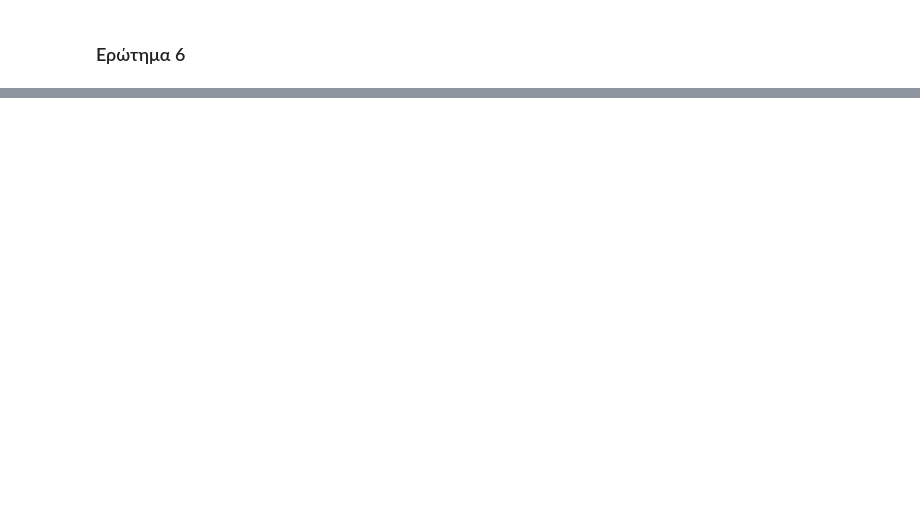
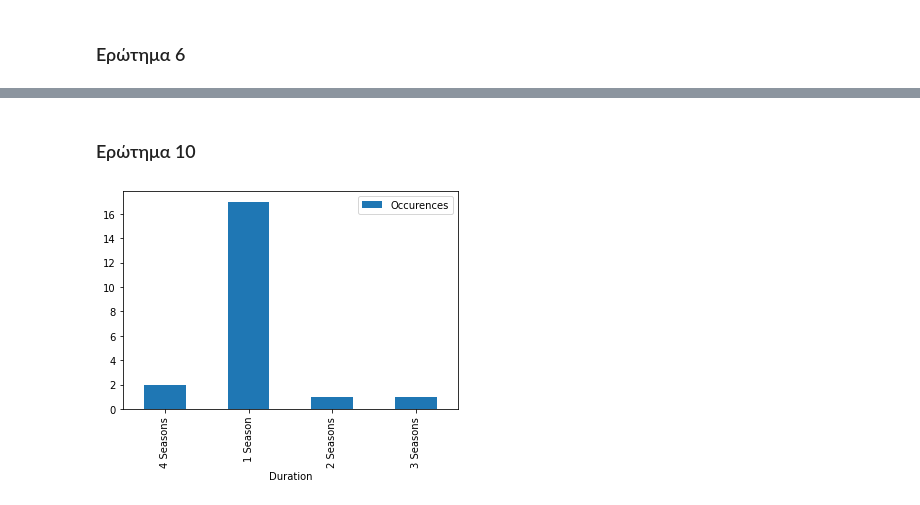
Before and after one commit to damik3/data-mining-spring-2021, a Jupyter notebook: hw1/hw1.ipynb, the cells around one changed output, grey strips where cells are left out. Cells and saved outputs as stored; diff of their text form; code cells hidden in the pictures; blank space fills up the shorter version.

```diff
--- a/hw1/hw1.ipynb
+++ b/hw1/hw1.ipynb
@@ -171,0 +257,14 @@ for country, actor_list in top_actors.items():
+# %% [markdown]
+### Ερώτημα 10
+# %%
+c = Counter()
+for type, duration in zip(df1.type, df1.duration):
+    if type != "TV Show":
+        continue
+    c[duration] += 1
+
+df0 = pd.DataFrame.from_dict(c, orient='index').reset_index().rename(columns={'index': 'Duration', 0: 'Occurences' })
+df0.plot.bar(x='Duration')
+None
+# %% [output]
+[figure, added]
```
Also changed, not shown: parts of 10 cells of this notebook.
